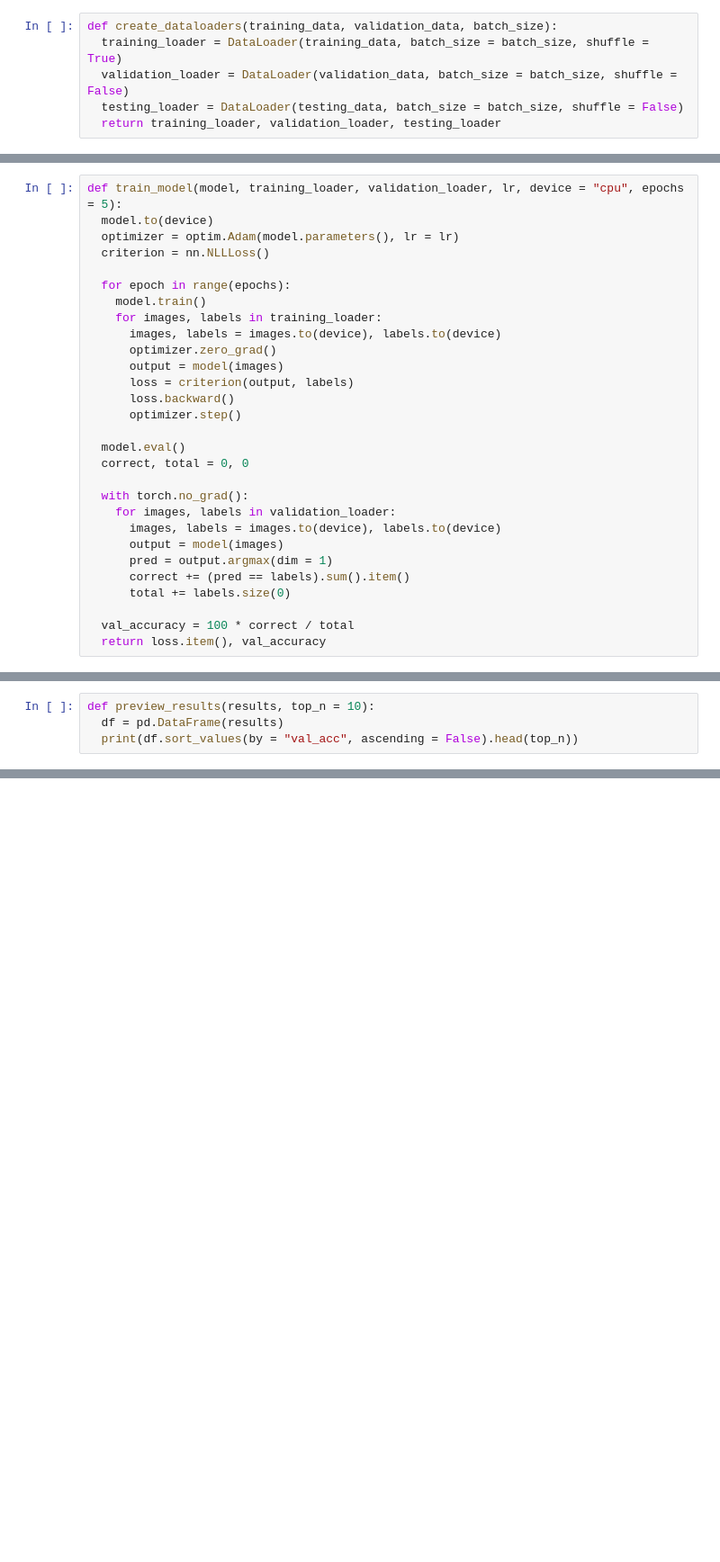
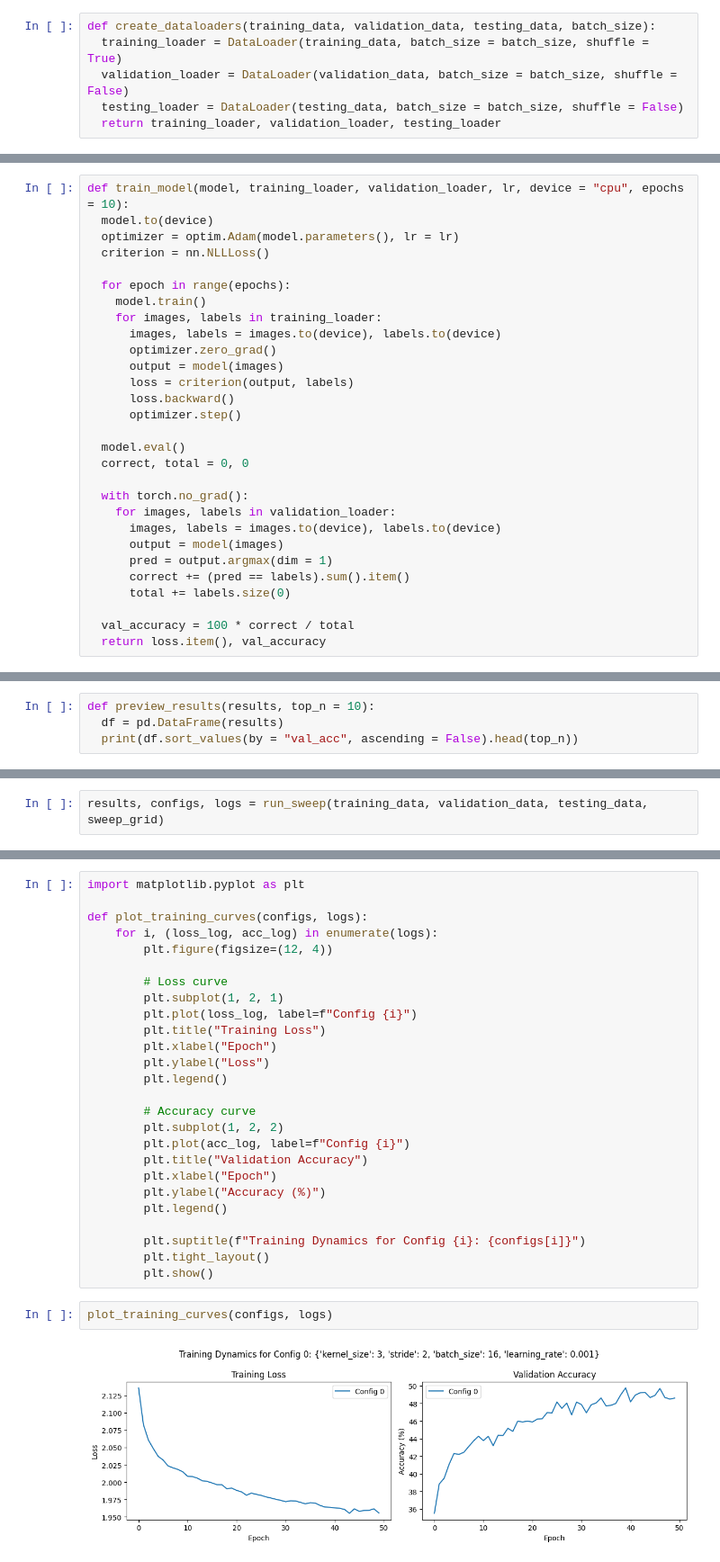
Before and after one commit to dtminnick/pytorch-practice, a Jupyter notebook: assignment1part2.ipynb, the cells around one changed output, grey strips where cells are left out. Shown: that part at 90% size. Cells and saved outputs as stored; diff of their text form; blank space fills up the shorter version.

```diff
--- a/assignment1part2.ipynb
+++ b/assignment1part2.ipynb
@@ -145,7 +145,7 @@ def build_model(kernel_size, stride):
 
 Create data loaders with consistent batching to keep data handling clean and configurable.
 # %%
-def create_dataloaders(training_data, validation_data, batch_size):
+def create_dataloaders(training_data, validation_data, testing_data, batch_size):
   training_loader = DataLoader(training_data, batch_size = batch_size, shuffle = True)
   validation_loader = DataLoader(validation_data, batch_size = batch_size, shuffle = False)
   testing_loader = DataLoader(testing_data, batch_size = batch_size, shuffle = False)
@@ -155,7 +155,7 @@ def create_dataloaders(training_data, validation_data, batch_size):
 
 Function to train the model and return final loss and validation accuracy; modular design for reuse across sweeps.
 # %%
-def train_model(model, training_loader, validation_loader, lr, device = "cpu", epochs = 5):
+def train_model(model, training_loader, validation_loader, lr, device = "cpu", epochs = 10):
   model.to(device)
   optimizer = optim.Adam(model.parameters(), lr = lr)
   criterion = nn.NLLLoss()
@@ -219,0 +282,2 @@ def preview_results(results, top_n = 10):
+# %%
+results, configs, logs = run_sweep(training_data, validation_data, testing_data, sweep_grid)
@@ -219,0 +296,30 @@ def preview_results(results, top_n = 10):
+# %%
+import matplotlib.pyplot as plt
+
+def plot_training_curves(configs, logs):
+    for i, (loss_log, acc_log) in enumerate(logs):
+        plt.figure(figsize=(12, 4))
+
+        # Loss curve
+        plt.subplot(1, 2, 1)
+        plt.plot(loss_log, label=f"Config {i}")
+        plt.title("Training Loss")
+        plt.xlabel("Epoch")
+        plt.ylabel("Loss")
+        plt.legend()
+
+        # Accuracy curve
+        plt.subplot(1, 2, 2)
+        plt.plot(acc_log, label=f"Config {i}")
+        plt.title("Validation Accuracy")
+        plt.xlabel("Epoch")
+        plt.ylabel("Accuracy (%)")
+        plt.legend()
+
+        plt.suptitle(f"Training Dynamics for Config {i}: {configs[i]}")
+        plt.tight_layout()
+        plt.show()
+# %%
+plot_training_curves(configs, logs)
+# %% [output]
+[figure, added]
```
Also changed, not shown: parts of 11 cells of this notebook.
